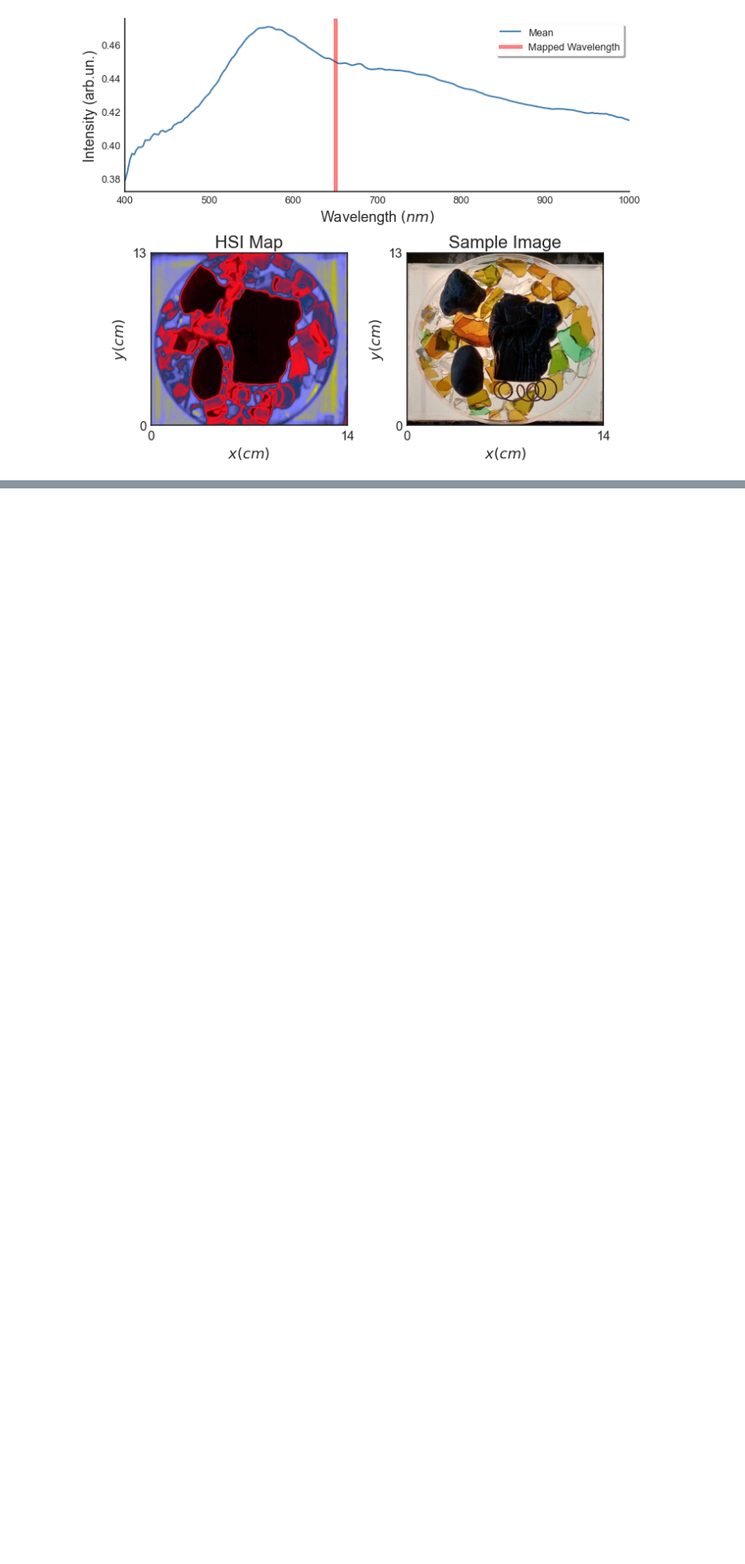
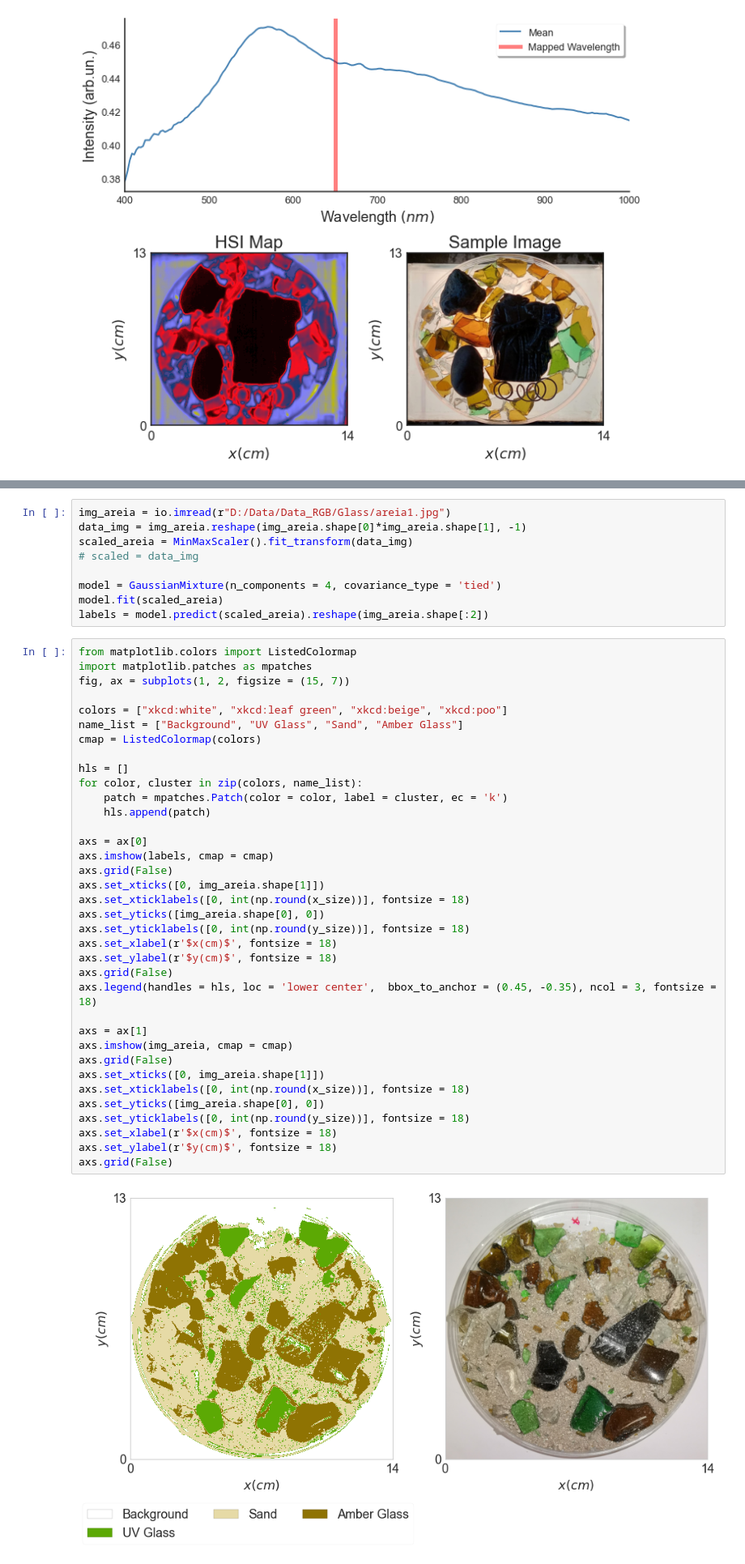
Before and after one commit to tomasjmlopes/Spectral_repo, a Jupyter notebook: Hyperspectral_glass/preliminary_transmitance.ipynb, the cells around one changed output, grey strips where cells are left out. Shown at 81% size. Drawn from its saved outputs; the diff is of its cells as text; blank space fills up the shorter version.

```diff
--- a/Hyperspectral_glass/preliminary_transmitance.ipynb
+++ b/Hyperspectral_glass/preliminary_transmitance.ipynb
@@ -191,0 +241,47 @@ np.round(y_size)
+# %%
+img_areia = io.imread(r"D:/Data/Data_RGB/Glass/areia1.jpg")
+data_img = img_areia.reshape(img_areia.shape[0]*img_areia.shape[1], -1)
+scaled_areia = MinMaxScaler().fit_transform(data_img)
+# scaled = data_img
+
+model = GaussianMixture(n_components = 4, covariance_type = 'tied')
+model.fit(scaled_areia)
+labels = model.predict(scaled_areia).reshape(img_areia.shape[:2])
+# %%
+from matplotlib.colors import ListedColormap
+import matplotlib.patches as mpatches
+fig, ax = subplots(1, 2, figsize = (15, 7))
+
+colors = ["xkcd:white", "xkcd:leaf green", "xkcd:beige", "xkcd:poo"]
+name_list = ["Background", "UV Glass", "Sand", "Amber Glass"]
+cmap = ListedColormap(colors)
+
+hls = []
+for color, cluster in zip(colors, name_list):
+    patch = mpatches.Patch(color = color, label = cluster, ec = 'k')
+    hls.append(patch)
+
+axs = ax[0]
+axs.imshow(labels, cmap = cmap)
+axs.grid(False)
+axs.set_xticks([0, img_areia.shape[1]])
+axs.set_xticklabels([0, int(np.round(x_size))], fontsize = 18)
+axs.set_yticks([img_areia.shape[0], 0])
+axs.set_yticklabels([0, int(np.round(y_size))], fontsize = 18)
+axs.set_xlabel(r'$x(cm)$', fontsize = 18)
+axs.set_ylabel(r'$y(cm)$', fontsize = 18)
+axs.grid(False)
+axs.legend(handles = hls, loc = 'lower center',  bbox_to_anchor = (0.45, -0.35), ncol = 3, fontsize = 18)
+
+axs = ax[1]
+axs.imshow(img_areia, cmap = cmap)
+axs.grid(False)
+axs.set_xticks([0, img_areia.shape[1]])
+axs.set_xticklabels([0, int(np.round(x_size))], fontsize = 18)
+axs.set_yticks([img_areia.shape[0], 0])
+axs.set_yticklabels([0, int(np.round(y_size))], fontsize = 18)
+axs.set_xlabel(r'$x(cm)$', fontsize = 18)
+axs.set_ylabel(r'$y(cm)$', fontsize = 18)
+axs.grid(False)
+# %% [output]
+[figure, added]
```
Also changed, not shown: parts of 4 cells of this notebook.
